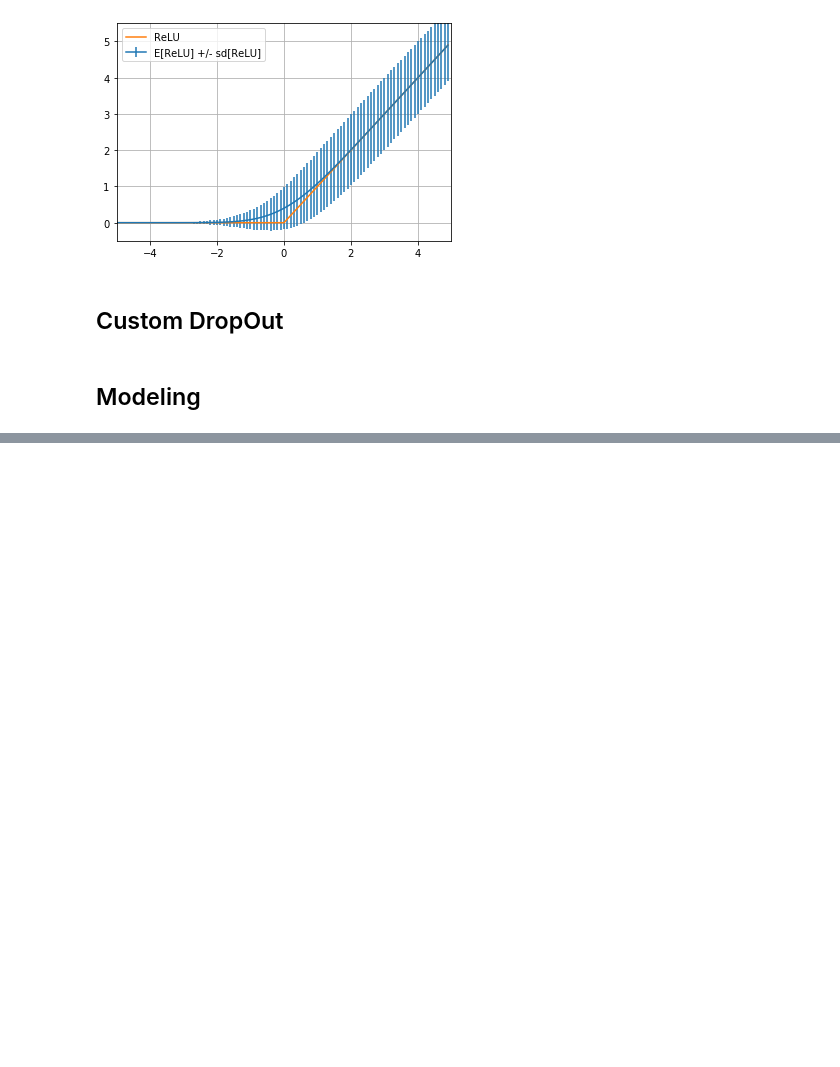
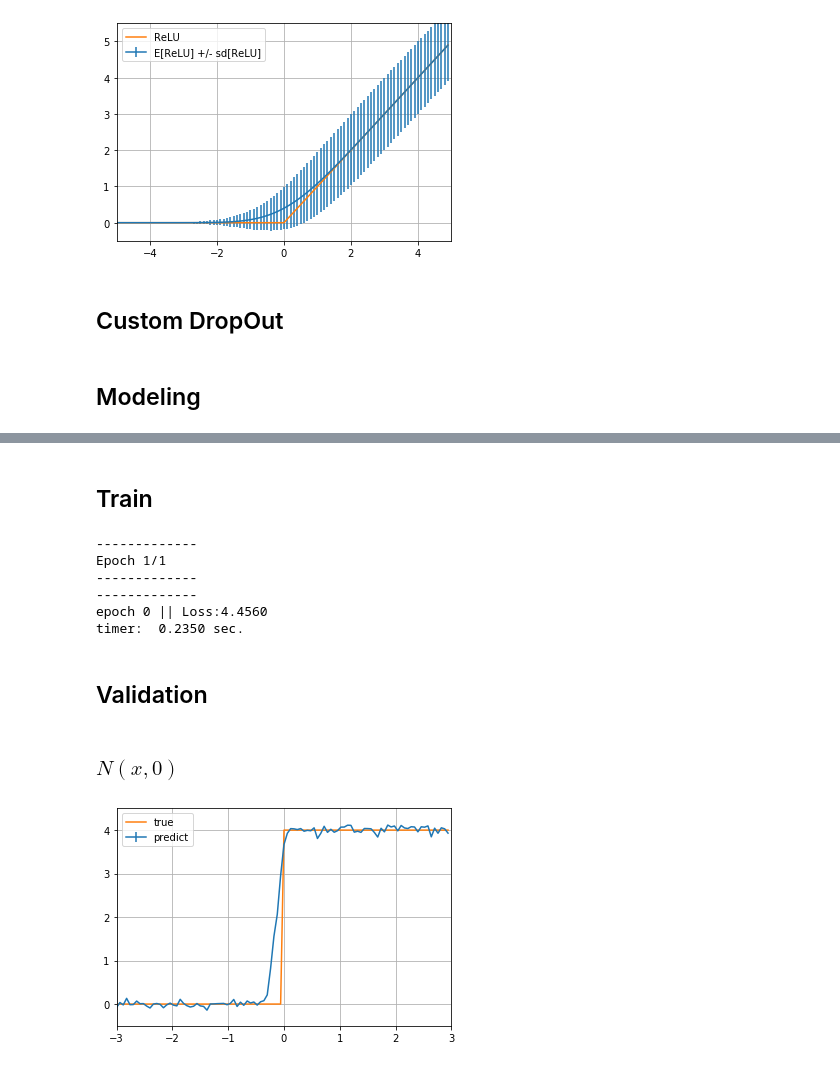
Before and after one commit to yashimar/StochasticNN, a Jupyter notebook: regression_step.ipynb, the cells around one changed output, grey strips where cells are left out. Drawn from its saved outputs; the diff is of its cells as text; code cells hidden in the pictures; blank space fills up the shorter version.

```diff
--- a/regression_step.ipynb
+++ b/regression_step.ipynb
@@ -394,10 +421,10 @@ class StochasticRegressor(nn.Module):
         out = ModifyInput(x)
         out = self.layer1(out)
         out = StochasticReLU()(out)
-        out = self.dropout(out)
+#         out = self.dropout(out)
         out = self.layer2(out)
         out = StochasticReLU()(out)
-        out = self.dropout(out)
+#         out = self.dropout(out)
         out = self.last(out)
         out = ModifyOutput(out)
 
@@ -412,0 +436,2 @@ tensor([[0.2062, 0.0071],
+# %% [markdown]
+## Train
@@ -412,0 +474,44 @@ tensor([[0.2062, 0.0071],
+# %%
+dataset = StepDataset(ymax=4., x_var=0.25)
+dataloader = torch.utils.data.DataLoader(dataset,batch_size=16,shuffle=True)
+
+# model = StochasticRegressor()
+model = StochasticRegressor()
+
+model = train(model, dataloader, 1)
+# %% [output]
+-------------
+Epoch 1/1
+-------------
+-------------
+epoch 0 || Loss:4.4560
+timer:  0.2350 sec.
+# %% [markdown]
+## Validation
+# %% [markdown]
+### $N(x,0)$
+# %%
+length = 100
+start = -3
+end = 3
+waith = end - start
+in_var = 1e-8
+val_x = torch.tensor([[i, in_var] for i in np.arange(start,end,waith/length)])
+val_y = (val_x[:,0]>0)*4
+
+pred_y = model(val_x).detach().cpu()
+mu = pred_y[:,0]
+var = pred_y[:,1]
+std = torch.sqrt(var)
+
+fig = plt.figure()
+ax = fig.add_subplot(1,1,1)
+ax.errorbar(val_x[:,0], mu, std, label="predict")
+ax.plot(val_x[:,0], val_y, label="true")
+ax.grid()
+ax.legend(loc='upper left')
+plt.xlim(-3, 3)
+plt.ylim(-0.5, 4.5)
+fig.show()
+# %% [output]
+[figure, added]
```
Also changed, not shown: parts of 11 cells of this notebook.
